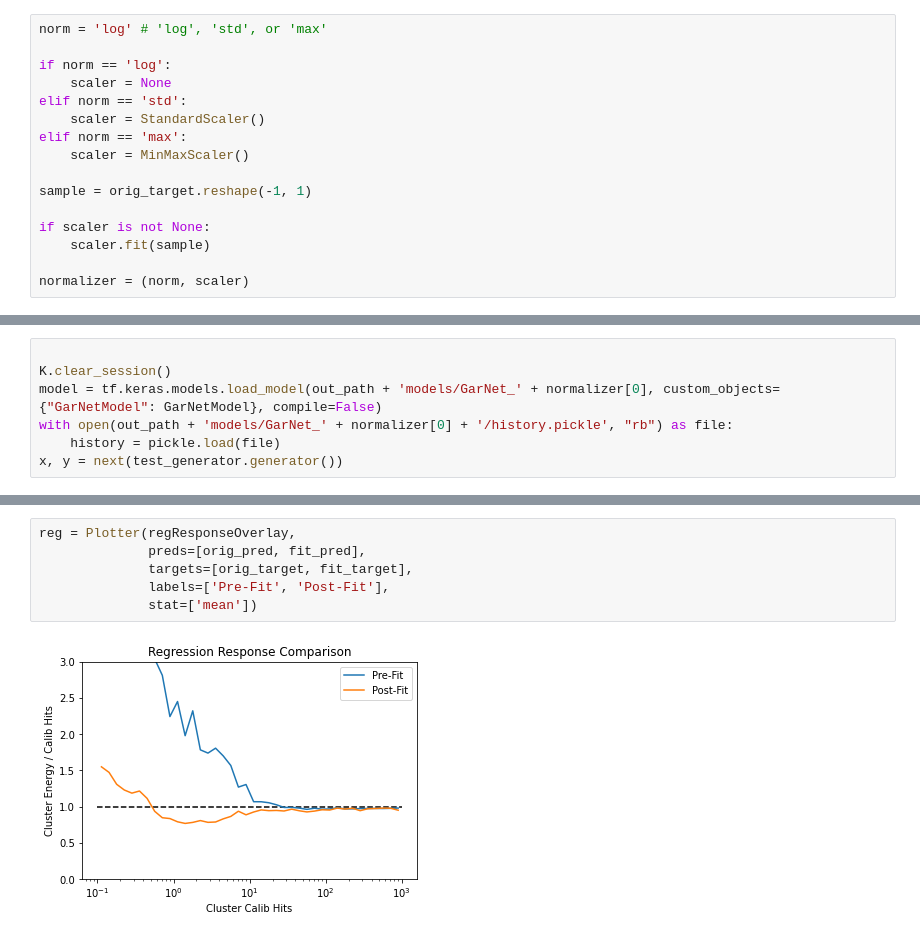
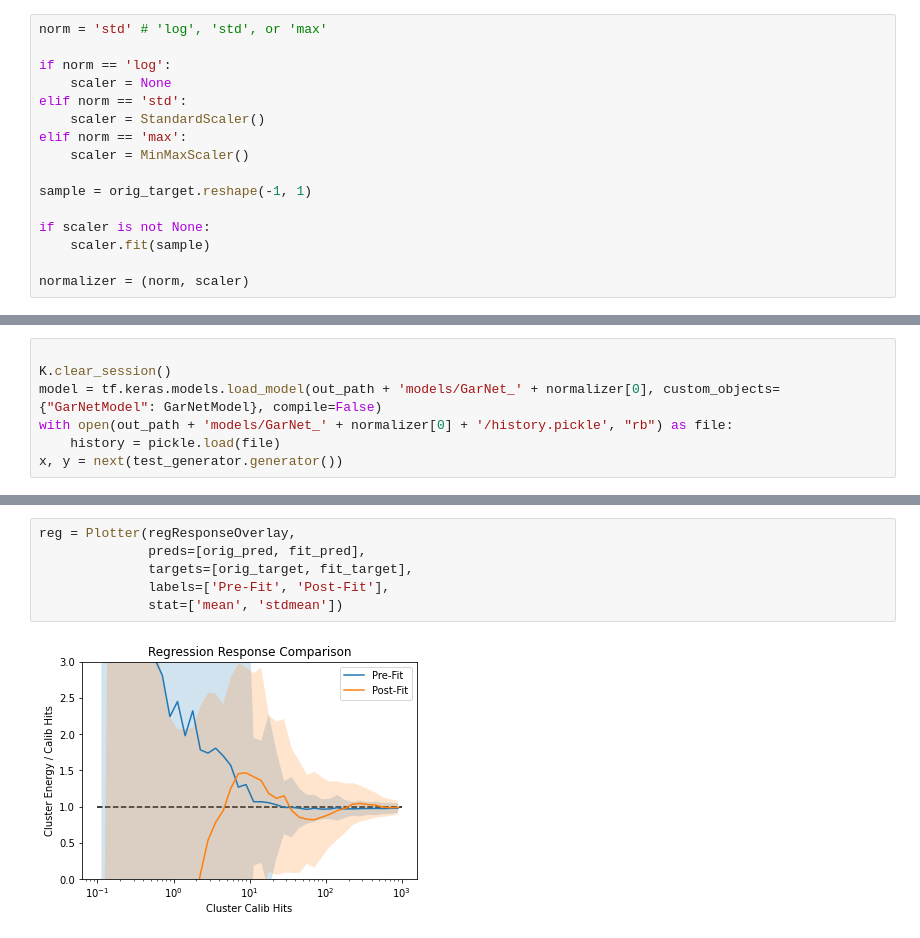
Before and after one commit to joshlerner/triumf-ml, a Jupyter notebook: PionReconstruction/PionTrainingExample.ipynb, the cells around one changed output, grey strips where cells are left out. Drawn from its saved outputs; the diff is of its cells as text.

```diff
--- a/PionReconstruction/PionTrainingExample.ipynb
+++ b/PionReconstruction/PionTrainingExample.ipynb
@@ -46,7 +46,7 @@ orig_pred = np.concatenate((ak.flatten(pipm_data['cluster_E']),
 orig_target = np.concatenate((ak.flatten(pipm_data['cluster_ENG_CALIB_TOT']),
                               ak.flatten(pi0_data['cluster_ENG_CALIB_TOT']))).to_numpy()
 # %%
-norm = 'log' # 'log', 'std', or 'max'
+norm = 'std' # 'log', 'std', or 'max'
 
 if norm == 'log':
     scaler = None
@@ -209,8 +209,8 @@ reg.show()
 # %%
 reg = Plotter(regResponseOverlay,
               preds=[orig_pred, fit_pred],
               targets=[orig_target, fit_target],
               labels=['Pre-Fit', 'Post-Fit'],
-              stat=['mean'])
+              stat=['mean', 'stdmean'])
 # %% [output]
-[figure, old version]
+[figure, new version]
```
Also changed, not shown: parts of 6 cells of this notebook, 1 other file.
